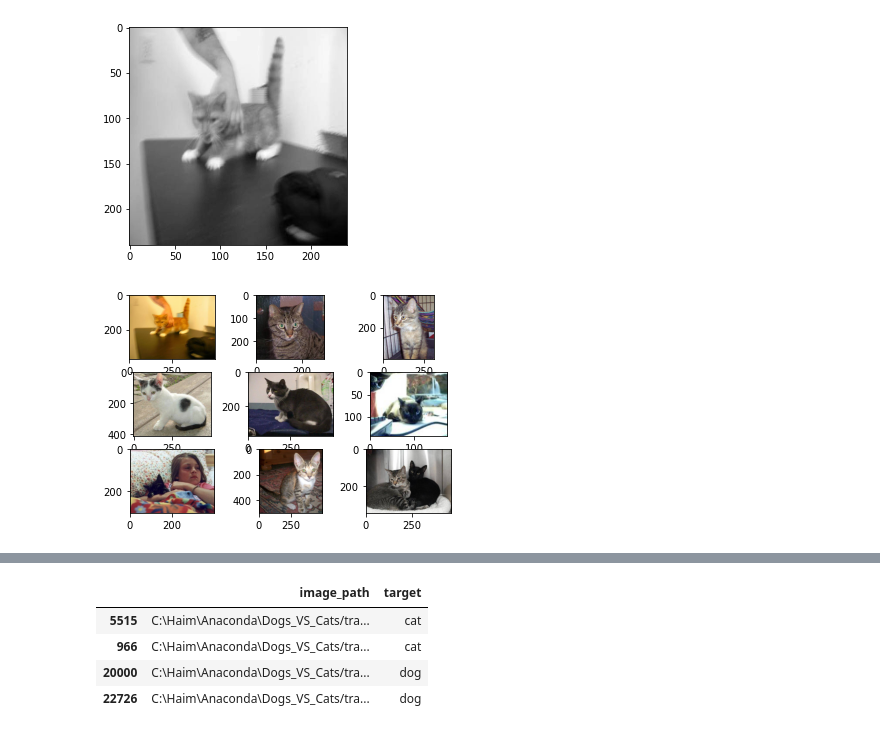
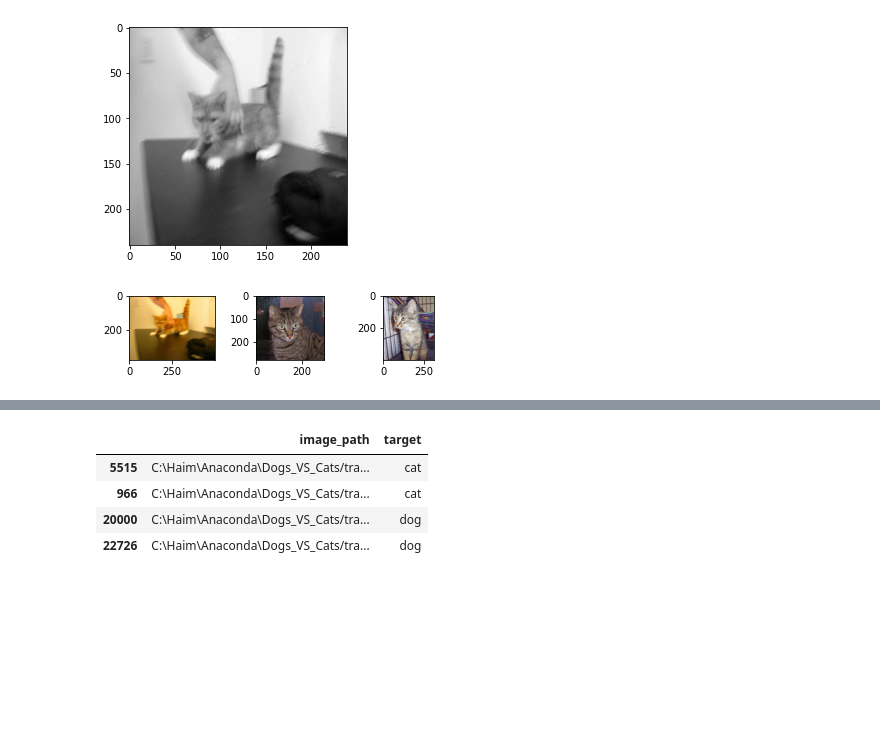
Before and after one commit to haimgoldfisher/Data_Visualization_Final_Project, a Jupyter notebook: NoteBook3 - Dogs VS Cats.ipynb, the cells around one changed output, grey strips where cells are left out. Cells and saved outputs as stored; diff of their text form; code cells hidden in the pictures; blank space fills up the shorter version.

```diff
--- a/NoteBook3 - Dogs VS Cats.ipynb
+++ b/NoteBook3 - Dogs VS Cats.ipynb
@@ -79,13 +79,13 @@ for p in os.listdir(train):
 # %%
 from matplotlib.image import imread
 # create a grid of 3x3 images
-for i in range(9):
+for i in range(3):
     plt.subplot(331+i)
     filename = train+'/cat.'+str(i)+'.jpg'
     image = imread(filename)
     plt.imshow(image)
 plt.show()
 # %% [output]
-[figure, old version]
+[figure, new version]
 # %%
 # create a grid of 3x3 images
```
Also changed, not shown: parts of 12 cells of this notebook, 1 other file.
